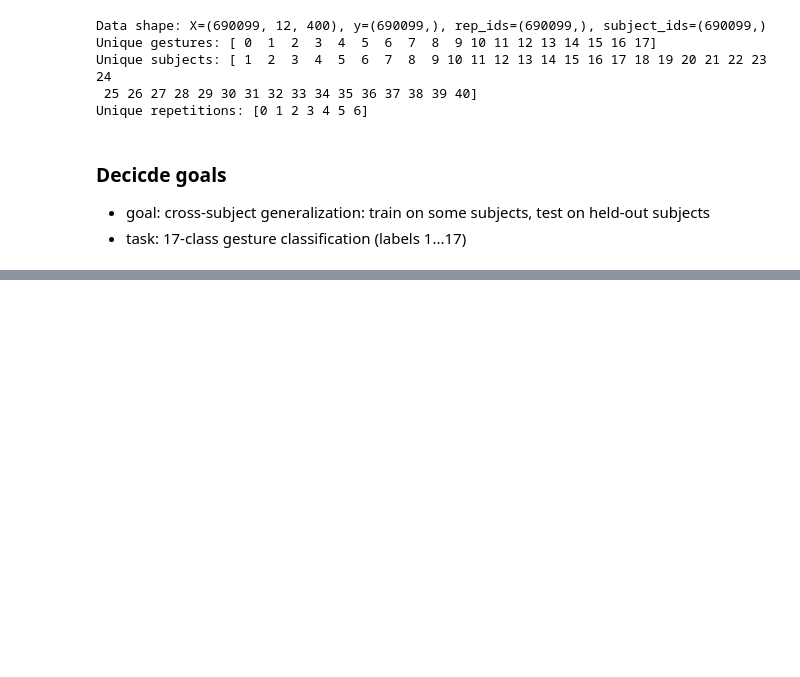
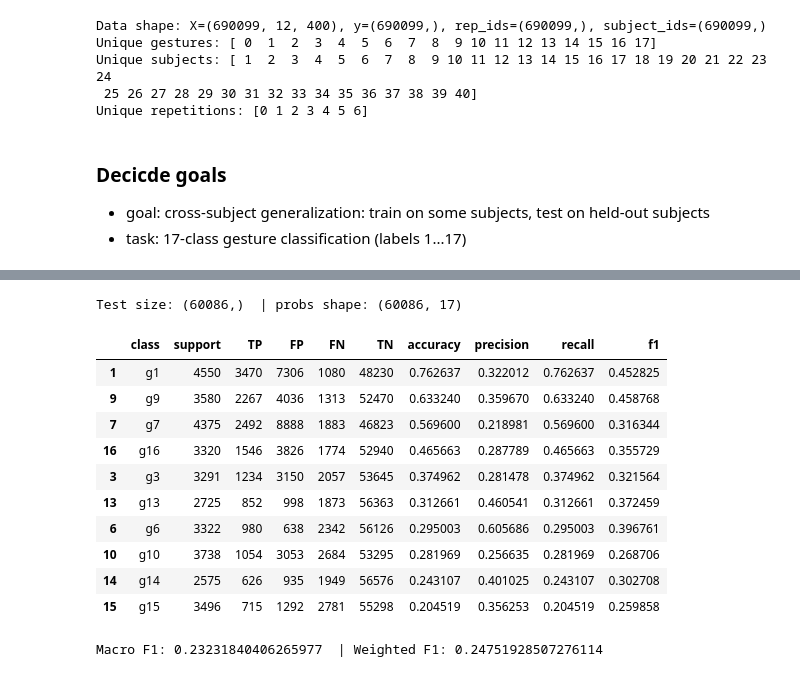
Before and after one commit to sumachinta/emg-gesture-classification-ninapro, a Jupyter notebook: notebooks/04_cnn.ipynb, the cells around one changed output, grey strips where cells are left out. Cells and saved outputs as stored; diff of their text form; code cells hidden in the pictures; blank space fills up the shorter version.

Commit message:
added model testing

```diff
--- a/notebooks/04_cnn.ipynb
+++ b/notebooks/04_cnn.ipynb
@@ -380,0 +277,72 @@ plt.show()
+# %%
+import torch
+import numpy as np
+
+@torch.no_grad()
+def predict_loader(model, test_loader, device):
+    model.eval()
+    y_true, y_pred, y_prob = [], [], []
+    for xb, yb in test_loader:
+        xb = xb.to(device)
+        logits = model(xb)                    # (B, C) logits
+        probs  = torch.softmax(logits, 1)     # (B, C) probabilities
+        preds  = probs.argmax(1)              # (B,)
+        y_true.append(yb.cpu())
+        y_pred.append(preds.cpu())
+        y_prob.append(probs.cpu())
+    y_true = torch.cat(y_true).numpy()
+    y_pred = torch.cat(y_pred).numpy()
+    y_prob = torch.cat(y_prob).numpy()
+    return y_true, y_pred, y_prob
+
+y_test, yhat_test, p_test = predict_loader(model, test_loader, device)
+print("Test size:", y_test.shape, " | probs shape:", p_test.shape)
+# %% [output]
+Test size: (60086,)  | probs shape: (60086, 17)
+# %%
+import numpy as np
+from sklearn.metrics import confusion_matrix, classification_report
+import pandas as pd
+
+num_classes = int(np.max(y_test)) + 1
+# If you have names for each gesture, set them here; else numeric labels:
+class_names = [f"g{c}" for c in range(num_classes)]
+
+cm = confusion_matrix(y_test, yhat_test, labels=list(range(num_classes)))
+report = classification_report(
+    y_test, yhat_test, labels=list(range(num_classes)),
+    target_names=class_names, output_dict=True, zero_division=0
+)
+
+# Per-class counts
+tp = np.diag(cm)
+fp = cm.sum(axis=0) - tp
+fn = cm.sum(axis=1) - tp
+tn = cm.sum() - (tp + fp + fn)
+per_class_acc = np.divide(tp, cm.sum(axis=1, keepdims=False), out=np.zeros_like(tp, dtype=float), where=cm.sum(axis=1)!=0)
+
+metrics_df = pd.DataFrame({
+    "class": class_names,
+    "support": cm.sum(axis=1),
+    "TP": tp, "FP": fp, "FN": fn, "TN": tn,
+    "accuracy": per_class_acc,
+    "precision": [report[n]["precision"] for n in class_names],
+    "recall":    [report[n]["recall"]    for n in class_names],
+    "f1":        [report[n]["f1-score"]  for n in class_names],
+}).sort_values("accuracy", ascending=False)
+
+display(metrics_df.head(10))
+print("\nMacro F1:", report["macro avg"]["f1-score"], " | Weighted F1:", report["weighted avg"]["f1-score"])
+# %% [output]
+|  | class | support | TP | FP | FN | TN | accuracy | precision | recall | f1 |
+| 1 | g1 | 4550 | 3470 | 7306 | 1080 | 48230 | 0.762637 | 0.322012 | 0.762637 | 0.452825 |
+| 9 | g9 | 3580 | 2267 | 4036 | 1313 | 52470 | 0.633240 | 0.359670 | 0.633240 | 0.458768 |
+| 7 | g7 | 4375 | 2492 | 8888 | 1883 | 46823 | 0.569600 | 0.218981 | 0.569600 | 0.316344 |
+| 16 | g16 | 3320 | 1546 | 3826 | 1774 | 52940 | 0.465663 | 0.287789 | 0.465663 | 0.355729 |
+| 3 | g3 | 3291 | 1234 | 3150 | 2057 | 53645 | 0.374962 | 0.281478 | 0.374962 | 0.321564 |
+| 13 | g13 | 2725 | 852 | 998 | 1873 | 56363 | 0.312661 | 0.460541 | 0.312661 | 0.372459 |
+| 6 | g6 | 3322 | 980 | 638 | 2342 | 56126 | 0.295003 | 0.605686 | 0.295003 | 0.396761 |
+| 10 | g10 | 3738 | 1054 | 3053 | 2684 | 53295 | 0.281969 | 0.256635 | 0.281969 | 0.268706 |
+| 14 | g14 | 2575 | 626 | 935 | 1949 | 56576 | 0.243107 | 0.401025 | 0.243107 | 0.302708 |
+| 15 | g15 | 3496 | 715 | 1292 | 2781 | 55298 | 0.204519 | 0.356253 | 0.204519 | 0.259858 |
+Macro F1: 0.23231840406265977  | Weighted F1: 0.24751928507276114
```
Also changed, not shown: parts of 18 cells of this notebook.
